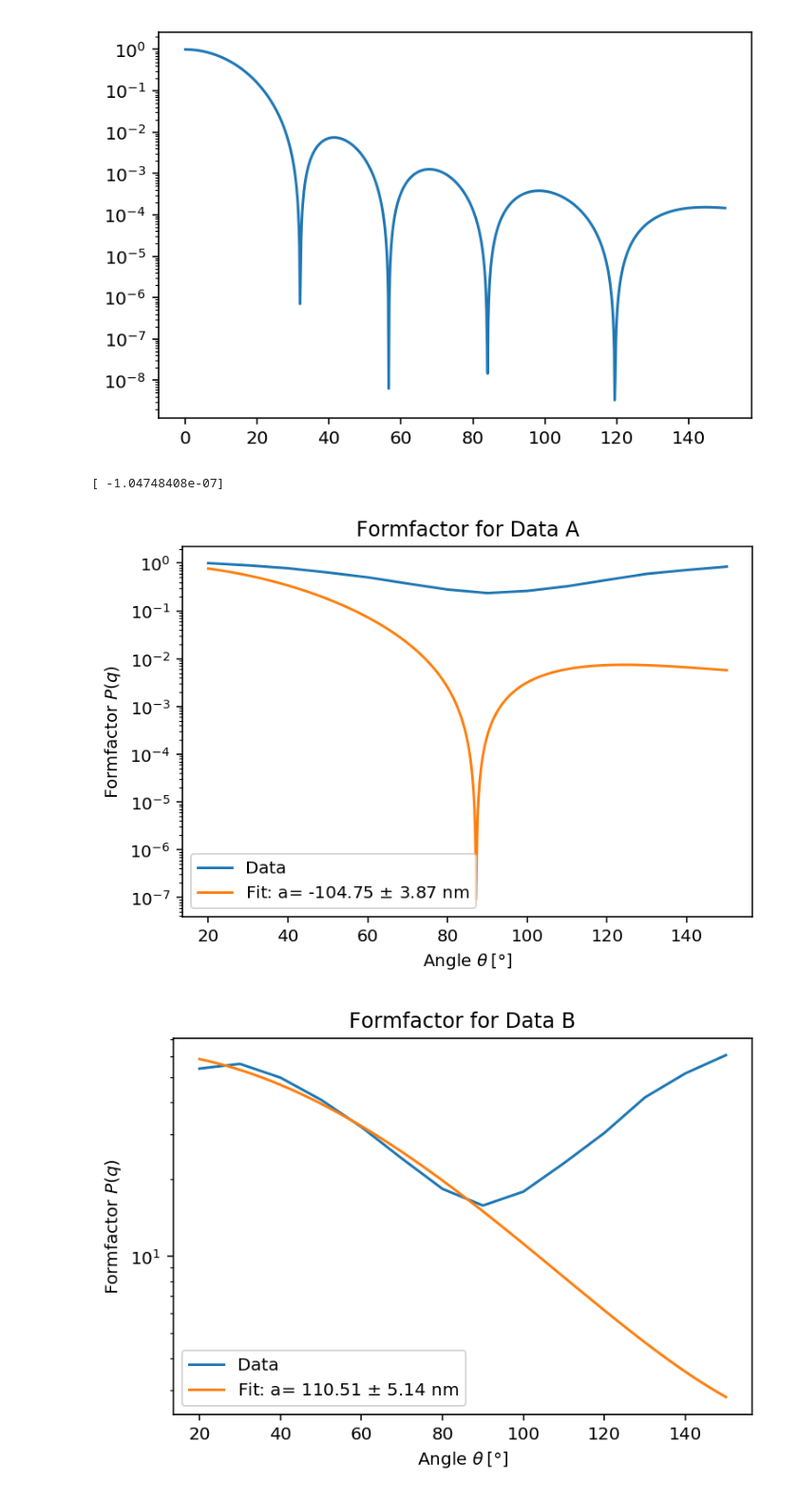
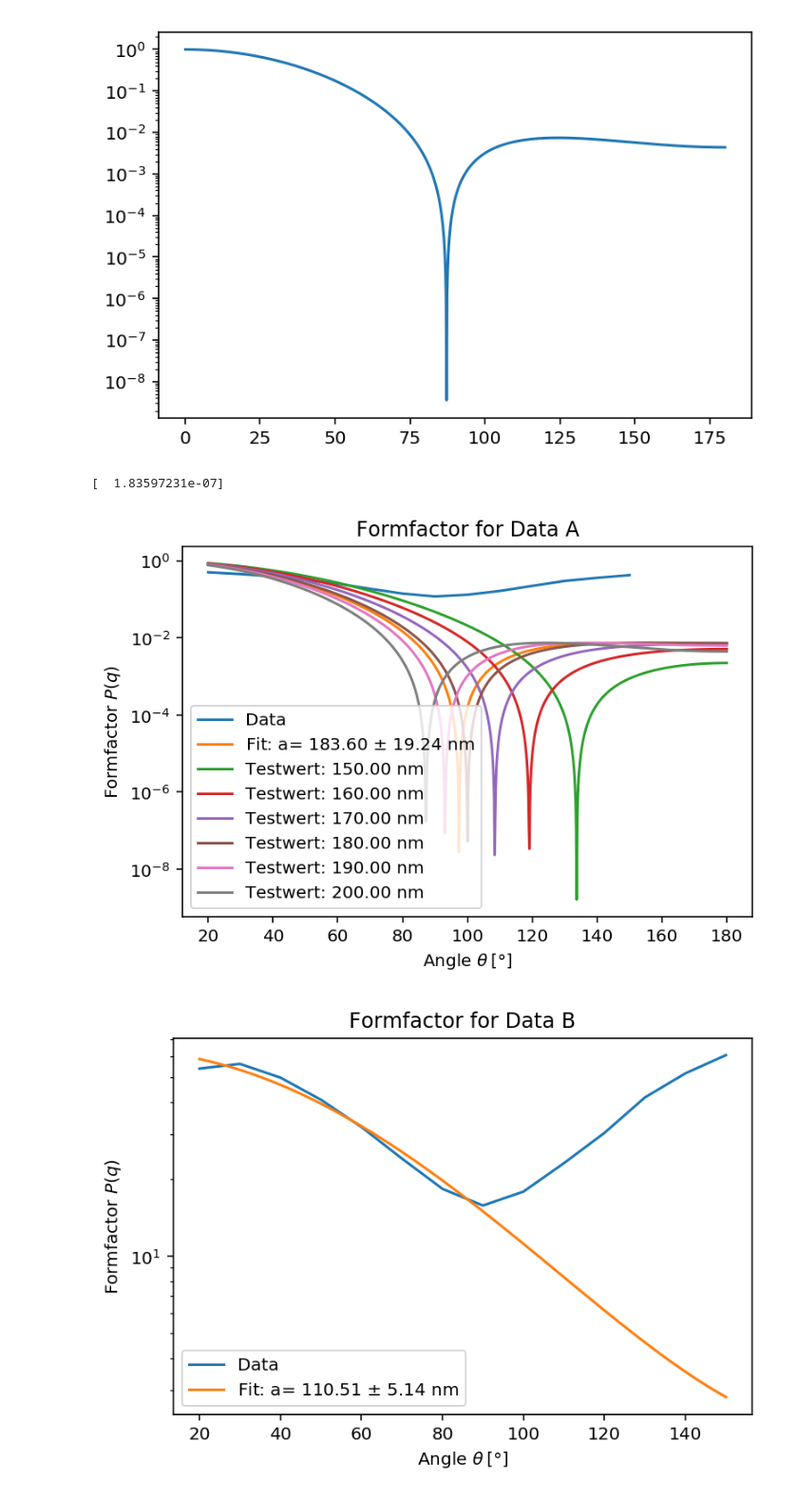
Before and after one commit to qwretz/fpraktikum, a Jupyter notebook: Dynamic Light Scattering/Struktur.ipynb, the cells around one changed output. Shown at 95% size. Cells and saved outputs as stored; diff of their text form; code cells hidden in the pictures.

```diff
--- a/Dynamic Light Scattering/Struktur.ipynb
+++ b/Dynamic Light Scattering/Struktur.ipynb
@@ -23,41 +23,47 @@ def formfaktor(winkel,a,amp=1):
 
 # Funktion funktioniert für yscale="log" bei ca. a=500nm
 # %%
-winkel=np.linspace(0,150,1000)
+winkel=np.linspace(0,180,1000)
 fig,ax=plt.subplots(dpi=144)
-ax.plot(winkel, formfaktor(winkel,500e-9,amp=1))
+ax.plot(winkel, formfaktor(winkel,200e-9,amp=1))
 ax.set(yscale="log");
 # %% [output]
-[figure, old version]
+[figure, new version]
 # %%
 angles=[]
 meanI=[]
 
 for x in range(2,16):
     name="Data/A/{}.ASC".format(x*10)
     angles.append(x*10)
     data=np.genfromtxt(name,skip_header=16,delimiter="\t",filling_values=-1,comments="\"")
     I=data[183:,1]
     meanI.append(np.mean(I) * np.sin(gamma*x*10)) # Winkelkorrektur
 
-meanI=[y/np.max(meanI) for y in meanI] # Normierung auf die größte Intensität
+meanI=[y/np.max(meanI)/2 for y in meanI] # Normierung auf die größte Intensität
+#
+# WIE SOLL MAN DAS RICHTIG NORMIEREN ???
+#
 
 stop=10
 
-popt,pcov=cf(formfaktor, angles[:stop], meanI[:stop], p0=(500e-9))
+popt,pcov=cf(formfaktor, angles[:stop], meanI[:stop], p0=(200e-9))
 perr = np.sqrt(np.diag(pcov))
 print(popt)
 
-q=np.linspace(angles[0],angles[-1],1000)
+q=np.linspace(angles[0],180,1000)
 
 fig,ax=plt.subplots(dpi=144)
 ax.plot(angles, meanI ,label="Data")
-ax.plot(q, formfaktor(q,200e-9) ,label="Fit: a= {:.2f} $\pm$ {:.2f} nm".format(popt[0]*1e9,perr[0]*1e9))
+ax.plot(q, formfaktor(q,*popt) ,label="Fit: a= {:.2f} $\pm$ {:.2f} nm".format(popt[0]*1e9,perr[0]*1e9))
+
+for i in np.linspace(150e-9,200e-9,6):
+    ax.plot(q, formfaktor(q,i) ,label="Testwert: {:.2f} nm".format(i/1e-9,popt[0]*1e9,perr[0]*1e9))
 ax.set(xlabel=r"Angle $\theta \: [°]$", ylabel="Formfactor $P(q)$", title="Formfactor for Data A",yscale="log")
 ax.legend();
 # %% [output]
-[ -1.04748408e-07]
+[  1.83597231e-07]
-[figure, old version]
+[figure, new version]
 # %%
 angles=[]
 meanI=[]
```
Also changed, not shown: 1 other file.
